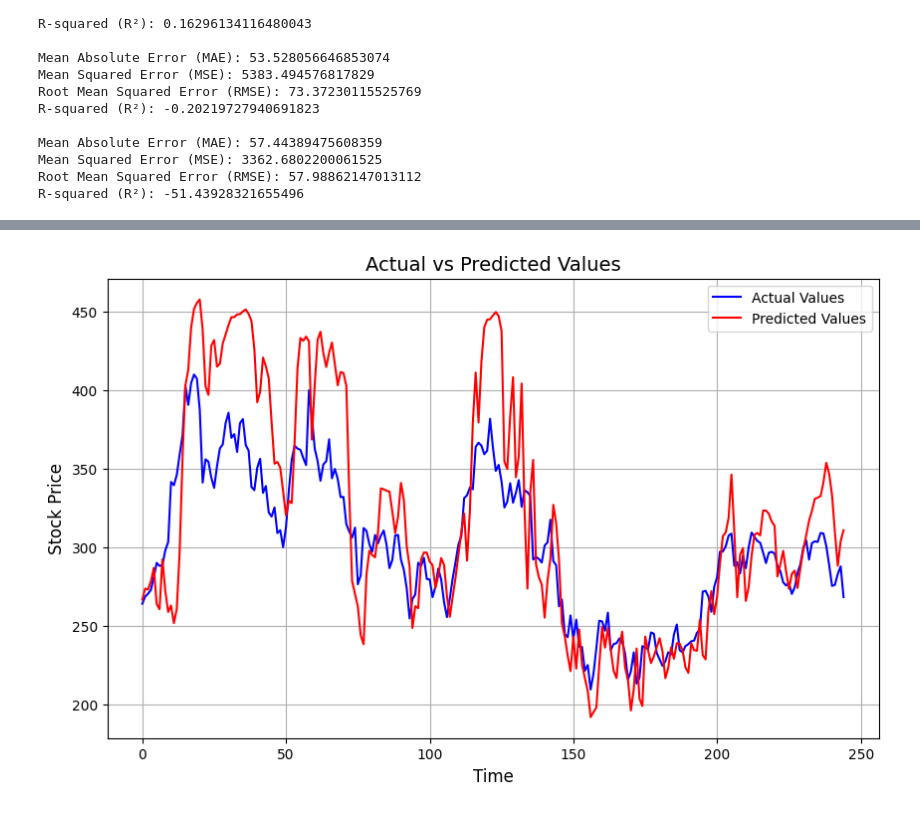
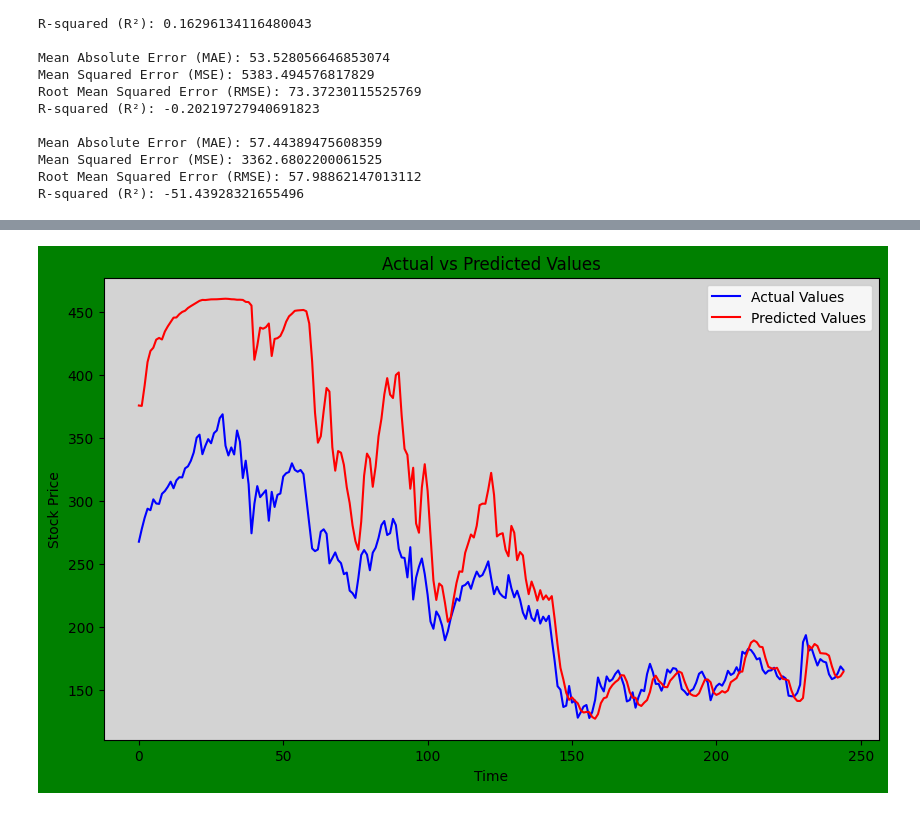
Before and after one commit to Prajjwal-Vish/Stock-Prediction-using-Sentiment-analysis, a Jupyter notebook: model.ipynb, the cells around one changed output, grey strips where cells are left out. Drawn from its saved outputs; the diff is of its cells as text; code cells hidden in the pictures.

```diff
--- a/model.ipynb
+++ b/model.ipynb
@@ -148,3 +148,19 @@ Mean Absolute Error (MAE): 57.44389475608359
 Mean Squared Error (MSE): 3362.6802200061525
 Root Mean Squared Error (RMSE): 57.98862147013112
 R-squared (R²): -51.43928321655496
+# %%
+import matplotlib.pyplot as plt
+
+def plot_graph(y_true, y_pred):
+    plt.figure(figsize=(10, 6), facecolor='green')  # Background of the entire figure
+    ax = plt.gca()  # Get current Axes
+    ax.set_facecolor('lightgrey')  # Set the background color inside the plot
+
+    plt.plot(y_true, label='Actual Values', color='blue')
+    plt.plot(y_pred, label='Predicted Values', color='red')
+    plt.xlabel('Time')
+    plt.ylabel('Stock Price')
+    plt.title('Actual vs Predicted Values')
+    plt.legend()
+
+    plt.show()  # Render the plot
@@ -151,24 +171,26 @@ R-squared (R²): -51.43928321655496
 # %%
-import matplotlib.pyplot as plt
+plot_graph(y3_test,y3_pred)
 
-plt.figure(figsize=(10, 6))
+# import matplotlib.pyplot as plt
 
-# Plot actual values
-plt.plot(y2_test, color='blue', label='Actual Values')
+# plt.figure(figsize=(10, 6), facecolor="green")
 
-# Plot predicted values
-plt.plot(y2_pred, color='red', label='Predicted Values')
+# # Plot actual values
+# plt.plot(y2_test, color='blue', label='Actual Values')
 
-# Add title and labels
-plt.title('Actual vs Predicted Values', fontsize=14)
-plt.xlabel('Time', fontsize=12)  # or any other appropriate label for x-axis
-plt.ylabel('Stock Price', fontsize=12)  # Adjust this based on your prediction target
+# # Plot predicted values
+# plt.plot(y2_pred, color='red', label='Predicted Values')
 
-# Add legend to differentiate actual and predicted lines
-plt.legend()
+# # Add title and labels
+# plt.title('Actual vs Predicted Values', fontsize=14)
+# plt.xlabel('Time', fontsize=12)  # or any other appropriate label for x-axis
+# plt.ylabel('Stock Price', fontsize=12)  # Adjust this based on your prediction target
 
-# Display the plot
-plt.grid(True)
-plt.show()
+# # Add legend to differentiate actual and predicted lines
+# plt.legend()
+
+# # Display the plot
+# plt.grid(True)
+# plt.show()
 # %% [output]
-[figure, old version]
+[figure, new version]
```
Also changed, not shown: parts of 4 cells of this notebook, 9 other files.
